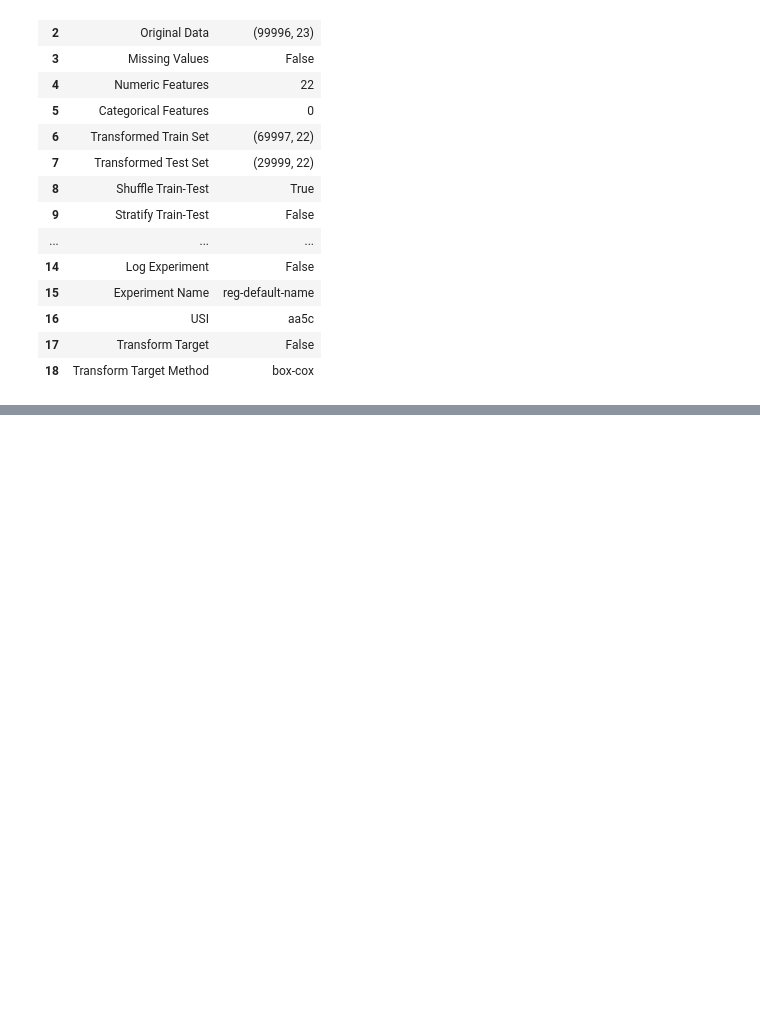
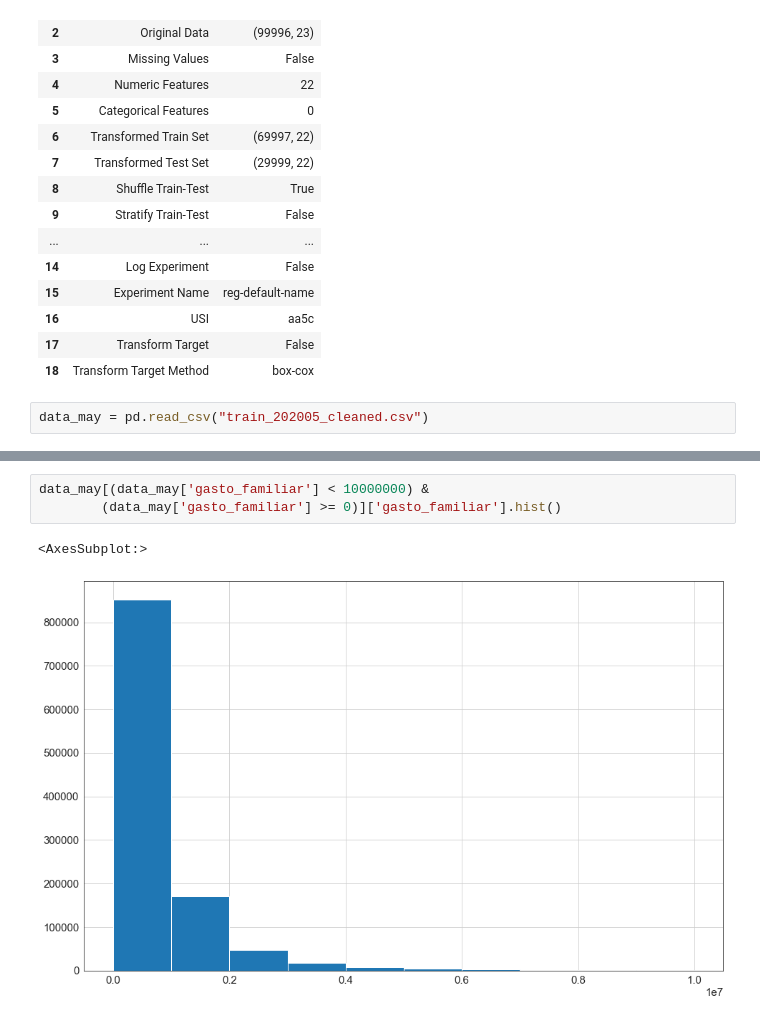
Before and after one commit to abdala9512/bc-dataton, a Jupyter notebook: notebooks/notebook_Miguel.ipynb, the cells around one changed output, grey strips where cells are left out. Drawn from its saved outputs; the diff is of its cells as text; blank space fills up the shorter version.

```diff
--- a/notebooks/notebook_Miguel.ipynb
+++ b/notebooks/notebook_Miguel.ipynb
@@ -374,3 +374,5 @@ reg1 = setup(data = sample_df.drop(categorical_features, axis=1), target = 'gast
 | 16 | USI | aa5c |
 | 17 | Transform Target | False |
 | 18 | Transform Target Method | box-cox |
+# %%
+data_may = pd.read_csv("train_202005_cleaned.csv")
@@ -376,0 +406,6 @@ reg1 = setup(data = sample_df.drop(categorical_features, axis=1), target = 'gast
+# %%
+data_may[(data_may['gasto_familiar'] < 10000000) &
+        (data_may['gasto_familiar'] >= 0)]['gasto_familiar'].hist()
+# %% [output]
+<AxesSubplot:>
+[figure, added]
```
Also changed, not shown: parts of 11 cells of this notebook, 2 other files.
